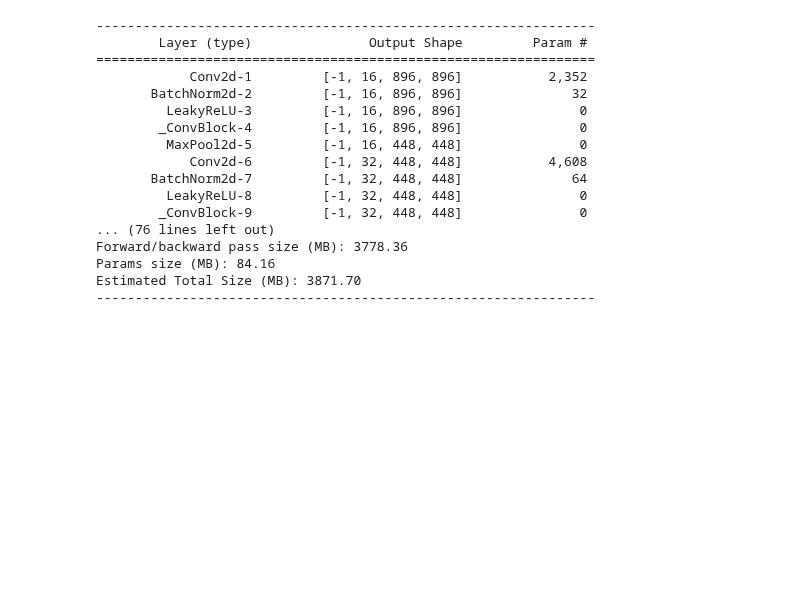
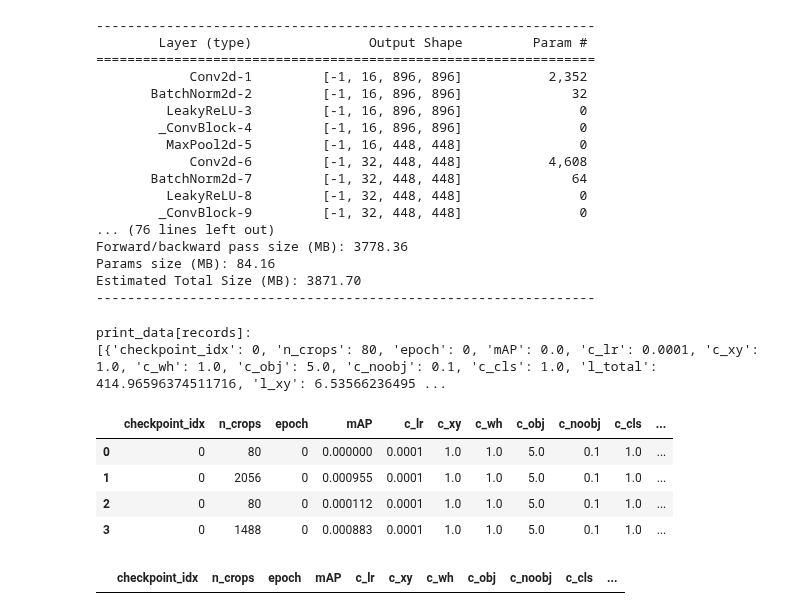
Before and after one commit to fusiongodo/yolo-score, a Jupyter notebook: profiling.ipynb, the cells around one changed output. Saved outputs shown, nothing was run; the diff lists cells and outputs as text; code cells hidden in the pictures; blank space fills up the shorter version.

```diff
--- a/profiling.ipynb
+++ b/profiling.ipynb
@@ -174,3 +174,30 @@ Forward/backward pass size (MB): 3778.36
 Params size (MB): 84.16
 Estimated Total Size (MB): 3871.70
 ----------------------------------------------------------------
+# %%
+import ModelSeries as ms
+import config as c
+from IPython import display
+from importlib import reload
+from IPython.display import display, HTML
+import util
+
+reload(util)
+reload(ms)
+reload(c)
+
+series = ms.ModelSeries(name = "debug_trainer2py", mode = "profiling")
+
+display(HTML(series.records.head().to_html()))
+# %% [output]
+print_data[records]:
+[{'checkpoint_idx': 0, 'n_crops': 80, 'epoch': 0, 'mAP': 0.0, 'c_lr': 0.0001, 'c_xy': 1.0, 'c_wh': 1.0, 'c_obj': 5.0, 'c_noobj': 0.1, 'c_cls': 1.0, 'l_total': 414.96596374511716, 'l_xy': 6.53566236495 ...
+|  | checkpoint_idx | n_crops | epoch | mAP | c_lr | c_xy | c_wh | c_obj | c_noobj | c_cls | ... |
+| 0 | 0 | 80 | 0 | 0.000000 | 0.0001 | 1.0 | 1.0 | 5.0 | 0.1 | 1.0 | ... |
+| 1 | 0 | 2056 | 0 | 0.000955 | 0.0001 | 1.0 | 1.0 | 5.0 | 0.1 | 1.0 | ... |
+| 2 | 0 | 80 | 0 | 0.000112 | 0.0001 | 1.0 | 1.0 | 5.0 | 0.1 | 1.0 | ... |
+| 3 | 0 | 1488 | 0 | 0.000883 | 0.0001 | 1.0 | 1.0 | 5.0 | 0.1 | 1.0 | ... |
+# %%
+display(HTML(series.records.head().to_html()))
+# %% [output]
+|  | checkpoint_idx | n_crops | epoch | mAP | c_lr | c_xy | c_wh | c_obj | c_noobj | c_cls | ... |
```
Also changed, not shown: 12 other files.
